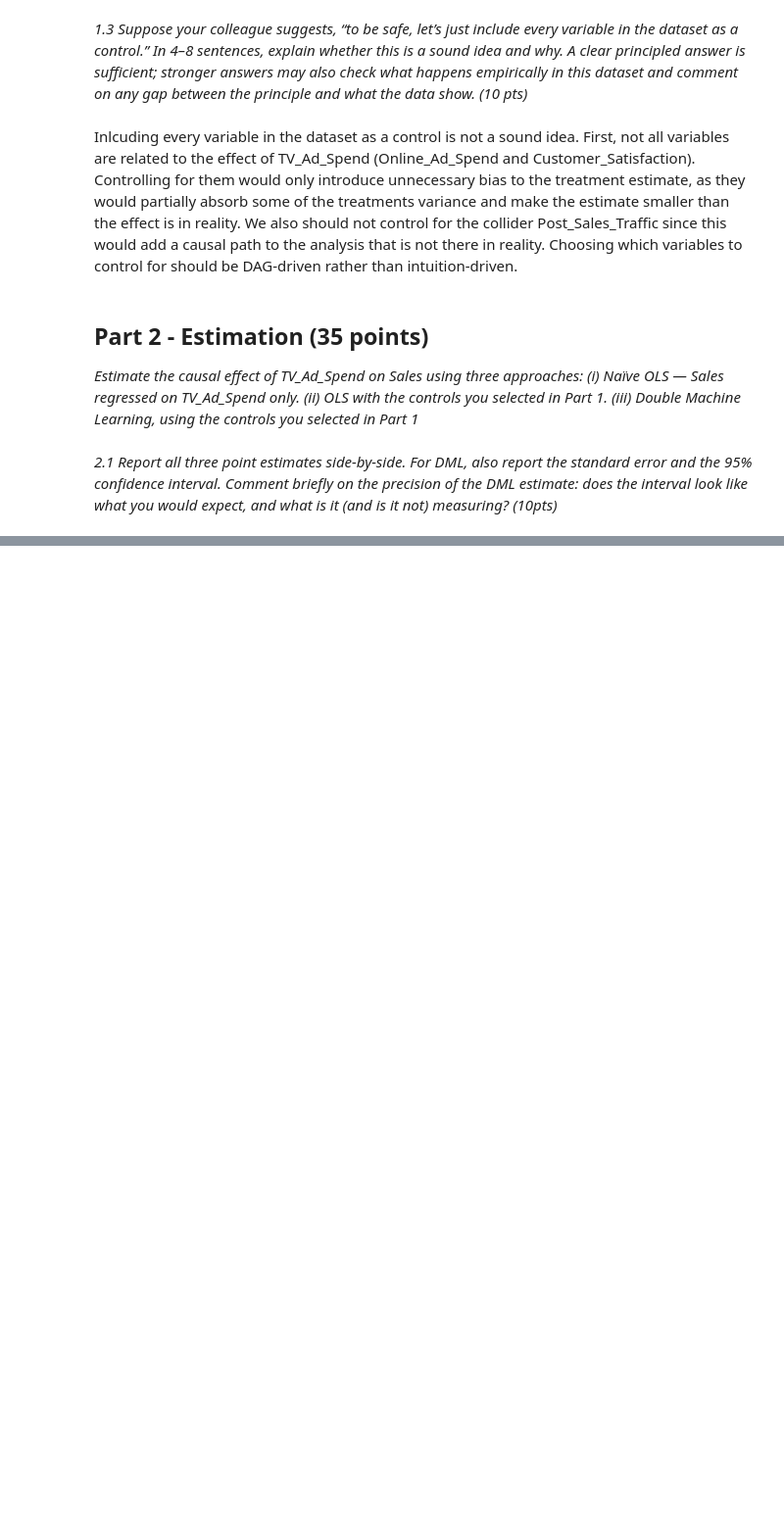
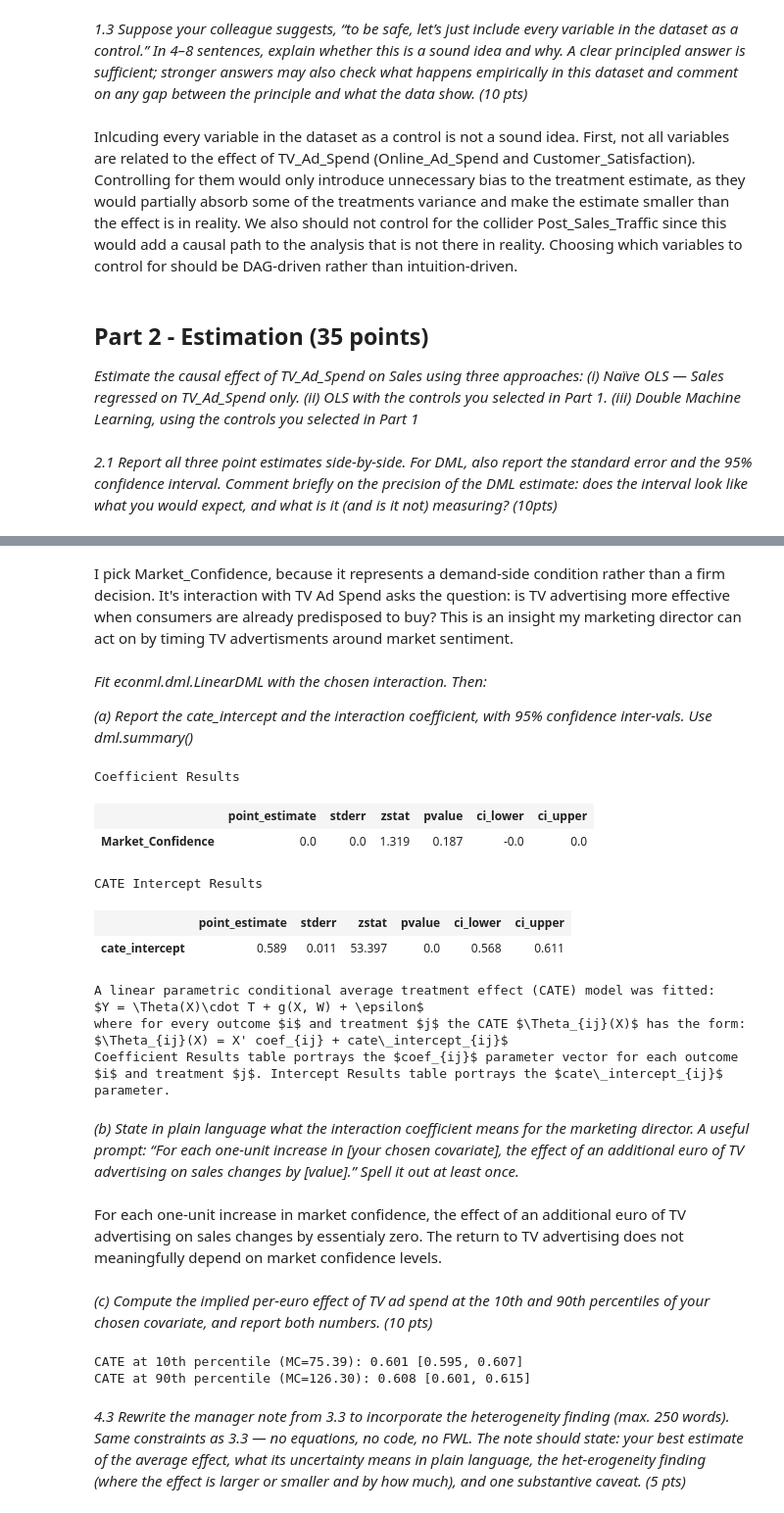
Before and after one commit to Onnoman/CIBD_2026, a Jupyter notebook: Assignment_2/assignment2_onno.ipynb, the cells around one changed output, grey strips where cells are left out. Shown at 98% size. Cells and saved outputs as stored; diff of their text form; code cells hidden in the pictures; blank space fills up the shorter version.

```diff
--- a/Assignment_2/assignment2_onno.ipynb
+++ b/Assignment_2/assignment2_onno.ipynb
@@ -53,0 +200,54 @@ Inlcuding every variable in the dataset as a control is not a sound idea. First,
+# %% [markdown]
+I pick Market_Confidence, because it represents a demand-side condition rather than a firm decision. It's interaction with TV Ad Spend asks the question: is TV advertising more effective when consumers are already predisposed to buy? This is an insight my marketing director can act on by timing TV advertisments around market sentiment.
+# %% [markdown]
+*Fit econml.dml.LinearDML with the chosen interaction. Then:*
+
+*(a) Report the cate_intercept and the interaction coeﬀicient, with 95% confidence inter-vals. Use dml.summary()*
+# %%
+from econml.dml import LinearDML
+X = df[['Market_Confidence']]
+dml = LinearDML(model_y=RandomForestRegressor(n_estimators=200, max_depth=5, random_state=RANDOM_SEED),
+                model_t=RandomForestRegressor(n_estimators=200, max_depth=5, random_state=RANDOM_SEED),
+                discrete_treatment=False,
+                cv=5,
+                random_state=RANDOM_SEED)
+dml.fit(Y, T, X=X)
+dml.summary()
+# %% [output]
+Coefficient Results
+|  | point_estimate | stderr | zstat | pvalue | ci_lower | ci_upper |
+| Market_Confidence | 0.0 | 0.0 | 1.319 | 0.187 | -0.0 | 0.0 |
+CATE Intercept Results
+|  | point_estimate | stderr | zstat | pvalue | ci_lower | ci_upper |
+| cate_intercept | 0.589 | 0.011 | 53.397 | 0.0 | 0.568 | 0.611 |
+A linear parametric conditional average treatment effect (CATE) model was fitted:
+$Y = \Theta(X)\cdot T + g(X, W) + \epsilon$
+where for every outcome $i$ and treatment $j$ the CATE $\Theta_{ij}(X)$ has the form:
+$\Theta_{ij}(X) = X' coef_{ij} + cate\_intercept_{ij}$
+Coefficient Results table portrays the $coef_{ij}$ parameter vector for each outcome $i$ and treatment $j$. Intercept Results table portrays the $cate\_intercept_{ij}$ parameter.
+# %% [markdown]
+*(b) State in plain language what the interaction coeﬀicient means for the marketing director. A useful prompt: “For each one-unit increase in [your chosen covariate], the effect of an additional euro of TV advertising on sales changes by [value].” Spell it out at least once.*
+# %% [markdown]
+For each one-unit increase in market confidence, the effect of an additional euro of TV advertising on sales changes by essentialy zero. The return to TV advertising does not meaningfully depend on market confidence levels.
+# %% [markdown]
+*(c) Compute the implied per-euro effect of TV ad spend at the 10th and 90th percentiles of your chosen covariate, and report both numbers. (10 pts)*
+# %%
+mc_10th = np.percentile(df['Market_Confidence'], 10)
+mc_90th = np.percentile(df['Market_Confidence'], 90)
+
+X_10th = np.array([[mc_10th]])
+X_90th = np.array([[mc_90th]])
+
+effect_10th = dml.effect(X_10th)[0]
+effect_90th = dml.effect(X_90th)[0]
+
+lb_10th, ub_10th = dml.effect_interval(X_10th, alpha=0.05)
+lb_90th, ub_90th = dml.effect_interval(X_90th, alpha=0.05)
+
+print(f"CATE at 10th percentile (MC={mc_10th:.2f}): {effect_10th:.3f} [{lb_10th[0]:.3f}, {ub_10th[0]:.3f}]")
+print(f"CATE at 90th percentile (MC={mc_90th:.2f}): {effect_90th:.3f} [{lb_90th[0]:.3f}, {ub_90th[0]:.3f}]")
+# %% [output]
+CATE at 10th percentile (MC=75.39): 0.601 [0.595, 0.607]
+CATE at 90th percentile (MC=126.30): 0.608 [0.601, 0.615]
+# %% [markdown]
+*4.3 Rewrite the manager note from 3.3 to incorporate the heterogeneity finding (max. 250 words). Same constraints as 3.3 — no equations, no code, no FWL. The note should state: your best estimate of the average effect, what its uncertainty means in plain language, the het-erogeneity finding (where the effect is larger or smaller and by how much), and one substantive caveat. (5 pts)*
```
Also changed, not shown: parts of 20 cells of this notebook.
